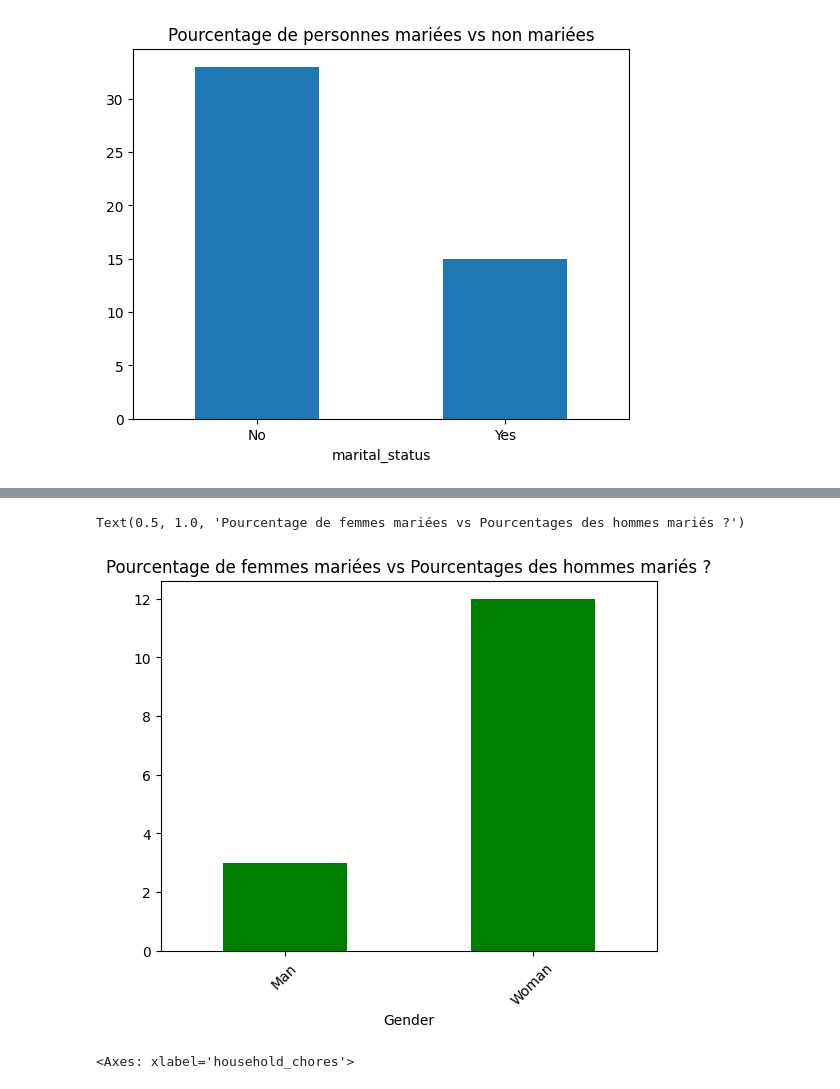
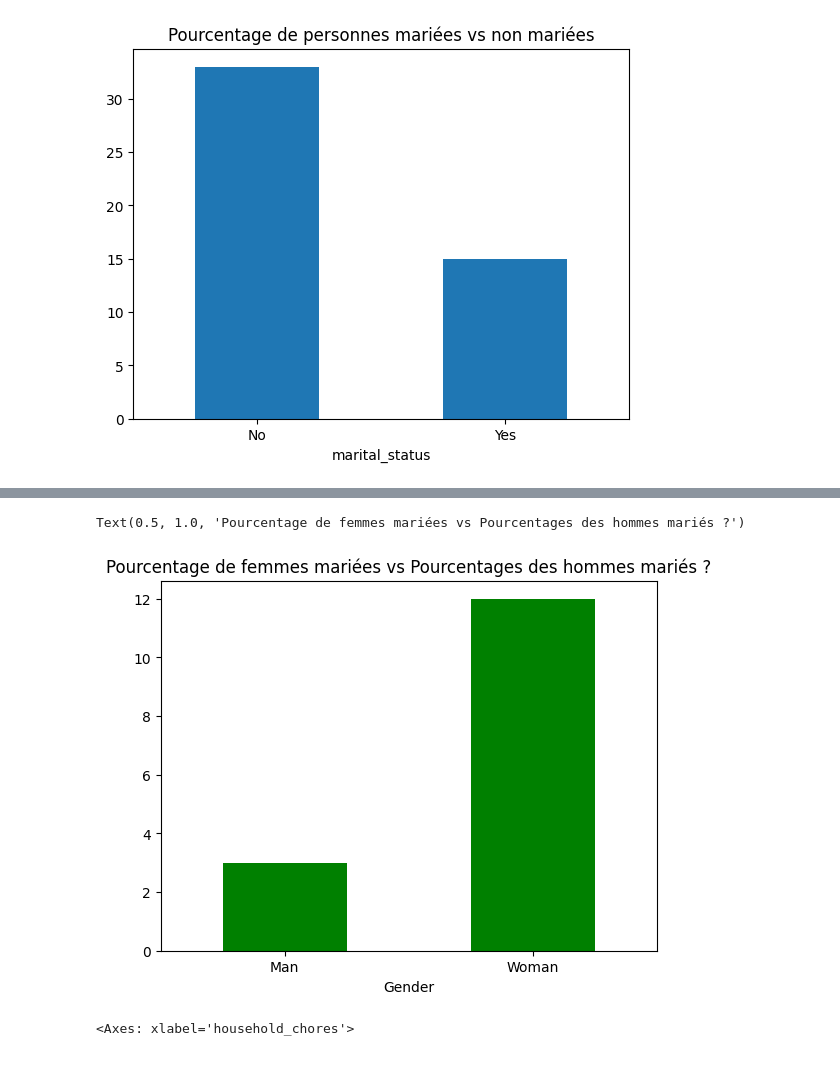
Before and after one commit to Azizbennacer/Survey-analysis, a Jupyter notebook: notebooks/analysis.ipynb, the cells around one changed output, grey strips where cells are left out. Cells and saved outputs as stored; diff of their text form; code cells hidden in the pictures.

```diff
--- a/notebooks/analysis.ipynb
+++ b/notebooks/analysis.ipynb
@@ -10,7 +10,7 @@ from cleaning import load_data,data_taste
 # %% [output]
 c:\Users\Mega Pc\OneDrive\Desktop\Survey mini project\venv\Scripts\python.exe
 # %%
-df = pd.read_excel("../data/Survey.xlsx")
+df = pd.read_excel("../data/Survey about marriage.xlsx")
 print(df.head())
 # %% [output]
    ID          Start time     Completion time      Email  Name  \
@@ -69,12 +60,12 @@ Text(0.5, 1.0, 'Quel est le pourcentage de femmes mariées ?')
 # %%
 #Pourcentage de femmes mariées vs Pourcentages des hommes mariés ?
 gender_comparison = df[df["marital_status"] == "Yes"].groupby("Gender")
 gender_comparison_count = gender_comparison["Gender"].value_counts()
-gender_comparison_count.plot(kind = "bar",rot = 45,color = "green")
+gender_comparison_count.plot(kind = "bar",rot = 0,color = "green")
 plt.title("Pourcentage de femmes mariées vs Pourcentages des hommes mariés ?")
 # %% [output]
 Text(0.5, 1.0, 'Pourcentage de femmes mariées vs Pourcentages des hommes mariés ?')
-[figure, old version]
+[figure, new version]
 # %%
 #Pourcentage de ceux qui pensent que les tâches ménagères doivent être partagées équitablement ?
 shared_chores = df[df["household_chores"] == "Shared equally"]
```
Also changed, not shown: parts of 10 cells of this notebook, 1 other file.
